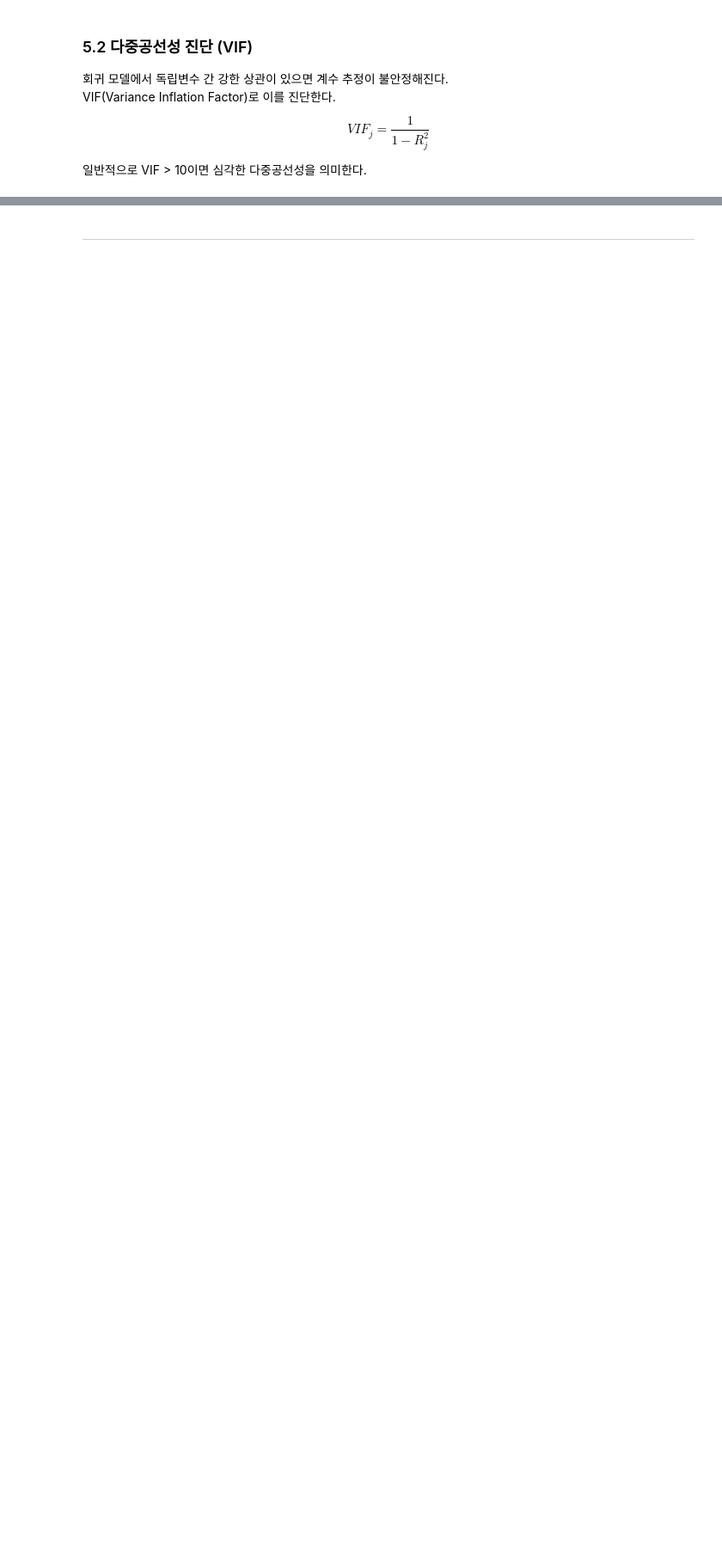
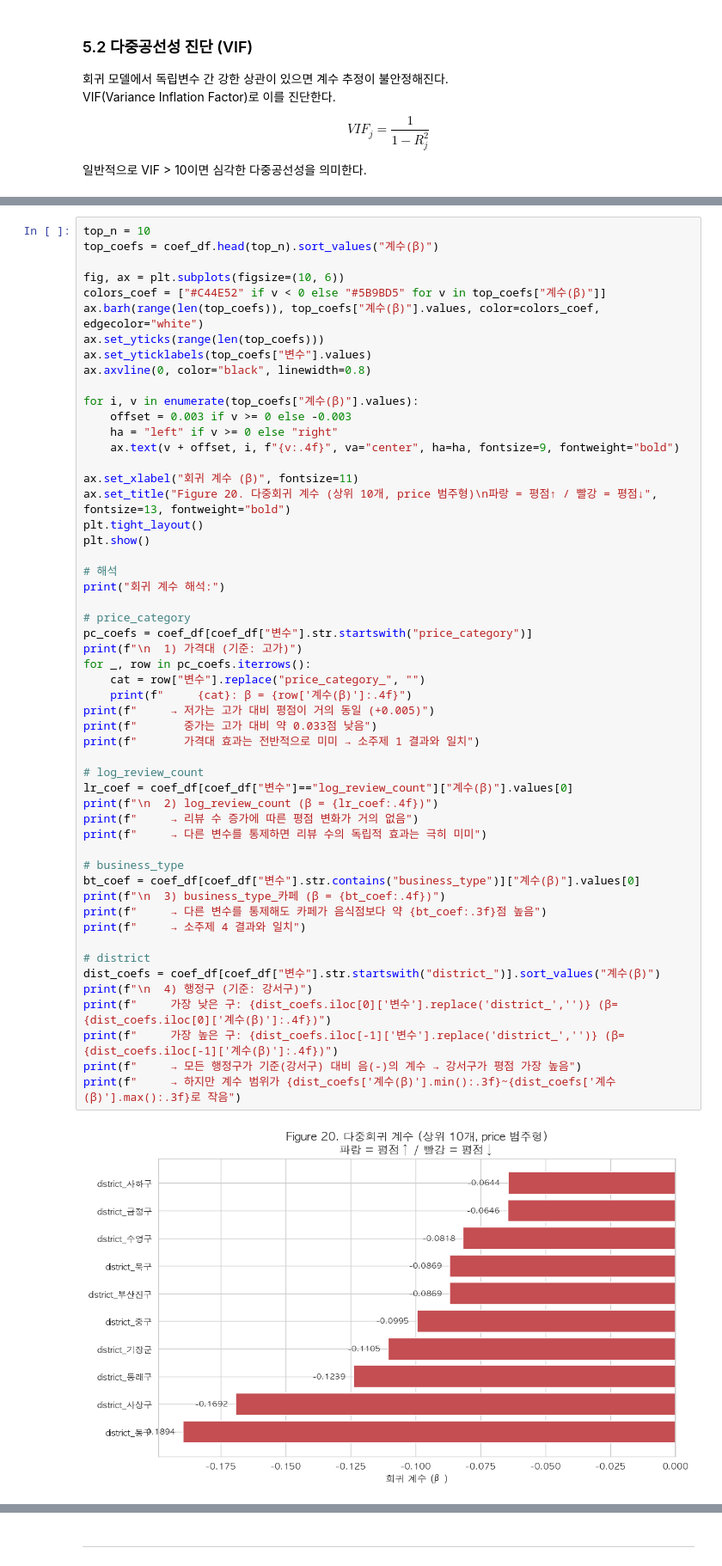
Before and after one commit to ddanghyni/code_attic, a Jupyter notebook: ML_class/과제1/Assignment_1_report.ipynb, the cells around one changed output, grey strips where cells are left out. Shown at 86% size. Saved outputs shown, nothing was run; the diff lists cells and outputs as text; blank space fills up the shorter version.

```diff
--- a/ML_class/과제1/Assignment_1_report.ipynb
+++ b/ML_class/과제1/Assignment_1_report.ipynb
@@ -3072,0 +3028,55 @@ log_review_count -0.004317 0.004317
+# %%
+top_n = 10
+top_coefs = coef_df.head(top_n).sort_values("계수(β)")
+
+fig, ax = plt.subplots(figsize=(10, 6))
+colors_coef = ["#C44E52" if v < 0 else "#5B9BD5" for v in top_coefs["계수(β)"]]
+ax.barh(range(len(top_coefs)), top_coefs["계수(β)"].values, color=colors_coef, edgecolor="white")
+ax.set_yticks(range(len(top_coefs)))
+ax.set_yticklabels(top_coefs["변수"].values)
+ax.axvline(0, color="black", linewidth=0.8)
+
+for i, v in enumerate(top_coefs["계수(β)"].values):
+    offset = 0.003 if v >= 0 else -0.003
+    ha = "left" if v >= 0 else "right"
+    ax.text(v + offset, i, f"{v:.4f}", va="center", ha=ha, fontsize=9, fontweight="bold")
+
+ax.set_xlabel("회귀 계수 (β)", fontsize=11)
+ax.set_title("Figure 20. 다중회귀 계수 (상위 10개, price 범주형)\n파랑 = 평점↑ / 빨강 = 평점↓", fontsize=13, fontweight="bold")
+plt.tight_layout()
+plt.show()
+
+# 해석
+print("회귀 계수 해석:")
+
+# price_category
+pc_coefs = coef_df[coef_df["변수"].str.startswith("price_category")]
+print(f"\n  1) 가격대 (기준: 고가)")
+for _, row in pc_coefs.iterrows():
+    cat = row["변수"].replace("price_category_", "")
+    print(f"     {cat}: β = {row['계수(β)']:.4f}")
+print(f"     → 저가는 고가 대비 평점이 거의 동일 (+0.005)")
+print(f"       중가는 고가 대비 약 0.033점 낮음")
+print(f"       가격대 효과는 전반적으로 미미 → 소주제 1 결과와 일치")
+
+# log_review_count
+lr_coef = coef_df[coef_df["변수"]=="log_review_count"]["계수(β)"].values[0]
+print(f"\n  2) log_review_count (β = {lr_coef:.4f})")
+print(f"     → 리뷰 수 증가에 따른 평점 변화가 거의 없음")
+print(f"     → 다른 변수를 통제하면 리뷰 수의 독립적 효과는 극히 미미")
+
+# business_type
+bt_coef = coef_df[coef_df["변수"].str.contains("business_type")]["계수(β)"].values[0]
+print(f"\n  3) business_type_카페 (β = {bt_coef:.4f})")
+print(f"     → 다른 변수를 통제해도 카페가 음식점보다 약 {bt_coef:.3f}점 높음")
+print(f"     → 소주제 4 결과와 일치")
+
+# district
+dist_coefs = coef_df[coef_df["변수"].str.startswith("district_")].sort_values("계수(β)")
+print(f"\n  4) 행정구 (기준: 강서구)")
+print(f"     가장 낮은 구: {dist_coefs.iloc[0]['변수'].replace('district_','')} (β={dist_coefs.iloc[0]['계수(β)']:.4f})")
+print(f"     가장 높은 구: {dist_coefs.iloc[-1]['변수'].replace('district_','')} (β={dist_coefs.iloc[-1]['계수(β)']:.4f})")
+print(f"     → 모든 행정구가 기준(강서구) 대비 음(-)의 계수 → 강서구가 평점 가장 높음")
+print(f"     → 하지만 계수 범위가 {dist_coefs['계수(β)'].min():.3f}~{dist_coefs['계수(β)'].max():.3f}로 작음")
+# %% [output]
+[figure, added]
```
Also changed, not shown: parts of 25 cells of this notebook, 13 other files.
